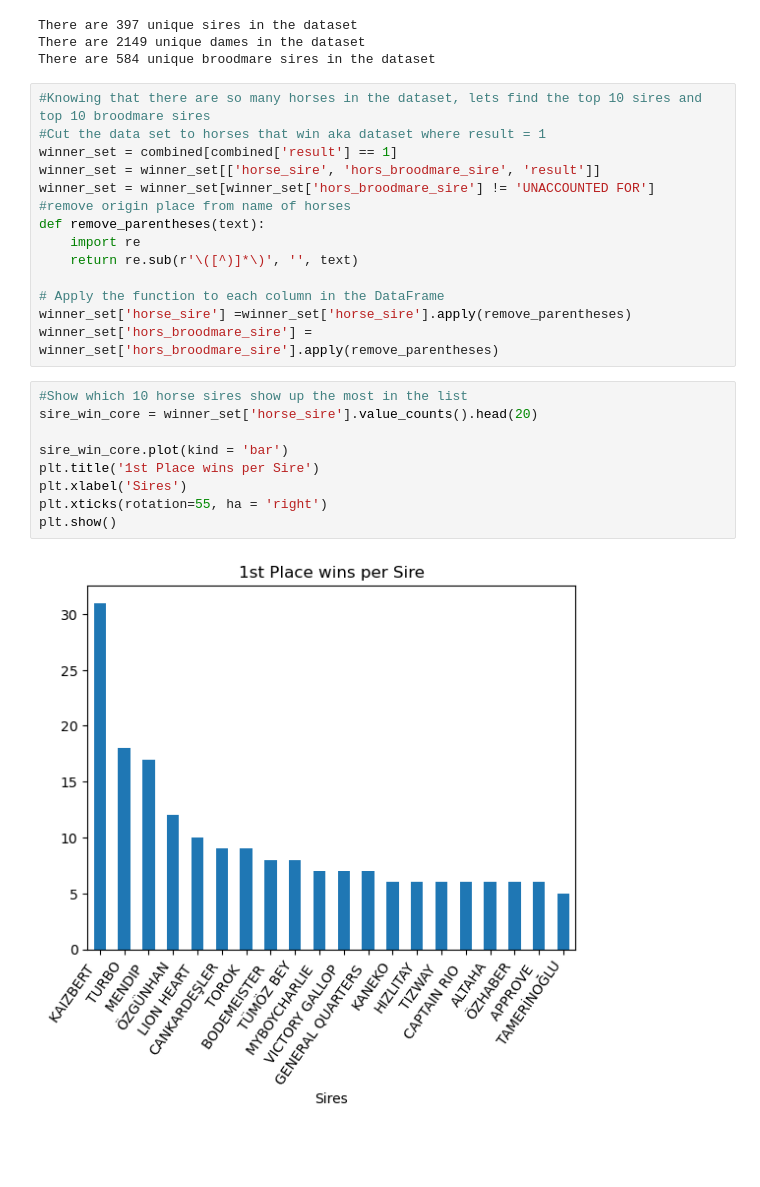
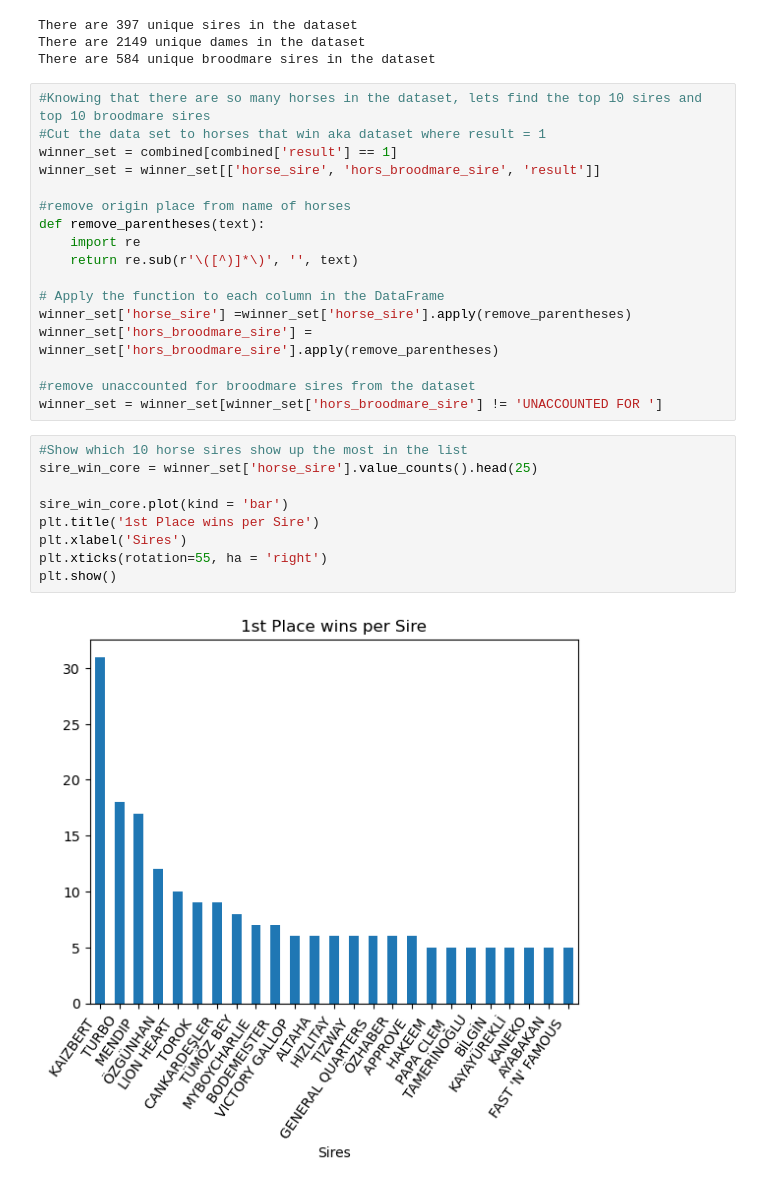
Before and after one commit to moonsunkey/Project-1, a Jupyter notebook: HorseRacing-Zoe.ipynb, the cells around one changed output. Cells and saved outputs as stored; diff of their text form; blank space fills up the shorter version.

```diff
--- a/HorseRacing-Zoe.ipynb
+++ b/HorseRacing-Zoe.ipynb
@@ -237,7 +237,7 @@ There are 584 unique broodmare sires in the dataset
 #Cut the data set to horses that win aka dataset where result = 1
 winner_set = combined[combined['result'] == 1]
 winner_set = winner_set[['horse_sire', 'hors_broodmare_sire', 'result']]
-winner_set = winner_set[winner_set['hors_broodmare_sire'] != 'UNACCOUNTED FOR']
+
 #remove origin place from name of horses
 def remove_parentheses(text):
     import re
@@ -246,15 +246,18 @@ def remove_parentheses(text):
 # Apply the function to each column in the DataFrame
 winner_set['horse_sire'] =winner_set['horse_sire'].apply(remove_parentheses)
 winner_set['hors_broodmare_sire'] = winner_set['hors_broodmare_sire'].apply(remove_parentheses)
+
+#remove unaccounted for broodmare sires from the dataset
+winner_set = winner_set[winner_set['hors_broodmare_sire'] != 'UNACCOUNTED FOR ']
 # %%
 #Show which 10 horse sires show up the most in the list
-sire_win_core = winner_set['horse_sire'].value_counts().head(20)
+sire_win_core = winner_set['horse_sire'].value_counts().head(25)
 
 sire_win_core.plot(kind = 'bar')
 plt.title('1st Place wins per Sire')
 plt.xlabel('Sires')
 plt.xticks(rotation=55, ha = 'right')
 plt.show()
 # %% [output]
-[figure, old version]
+[figure, new version]
 # %%
```
Also changed, not shown: parts of 1 cell of this notebook.
